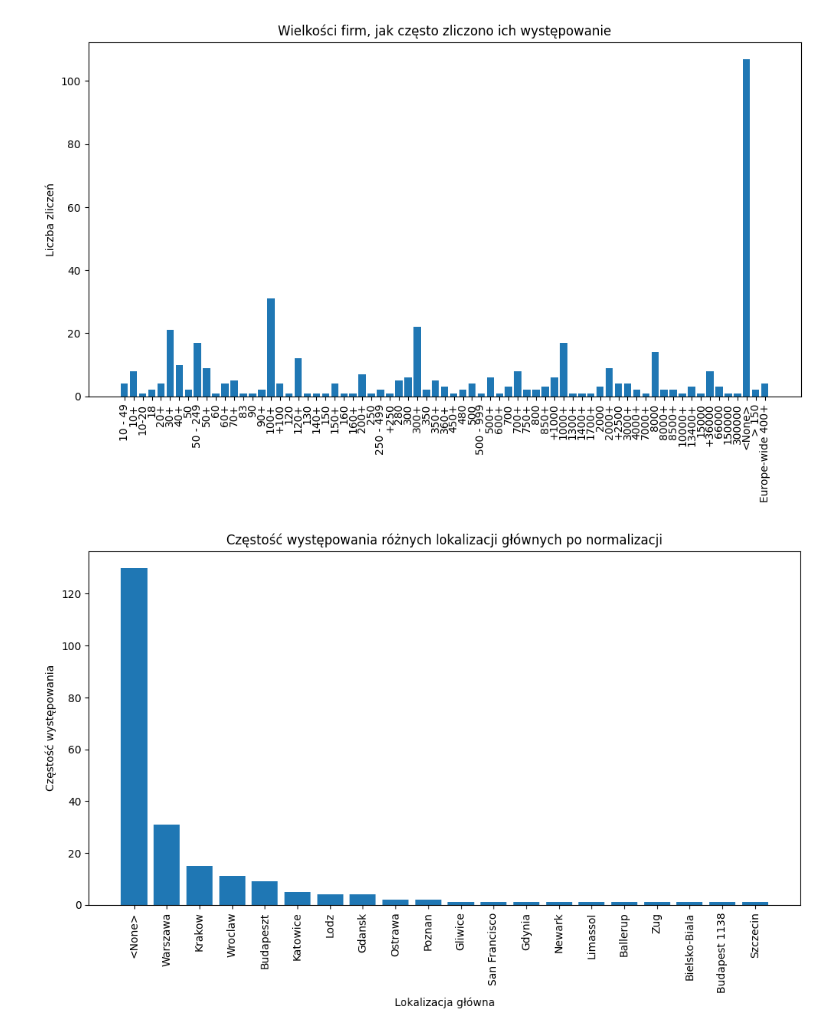
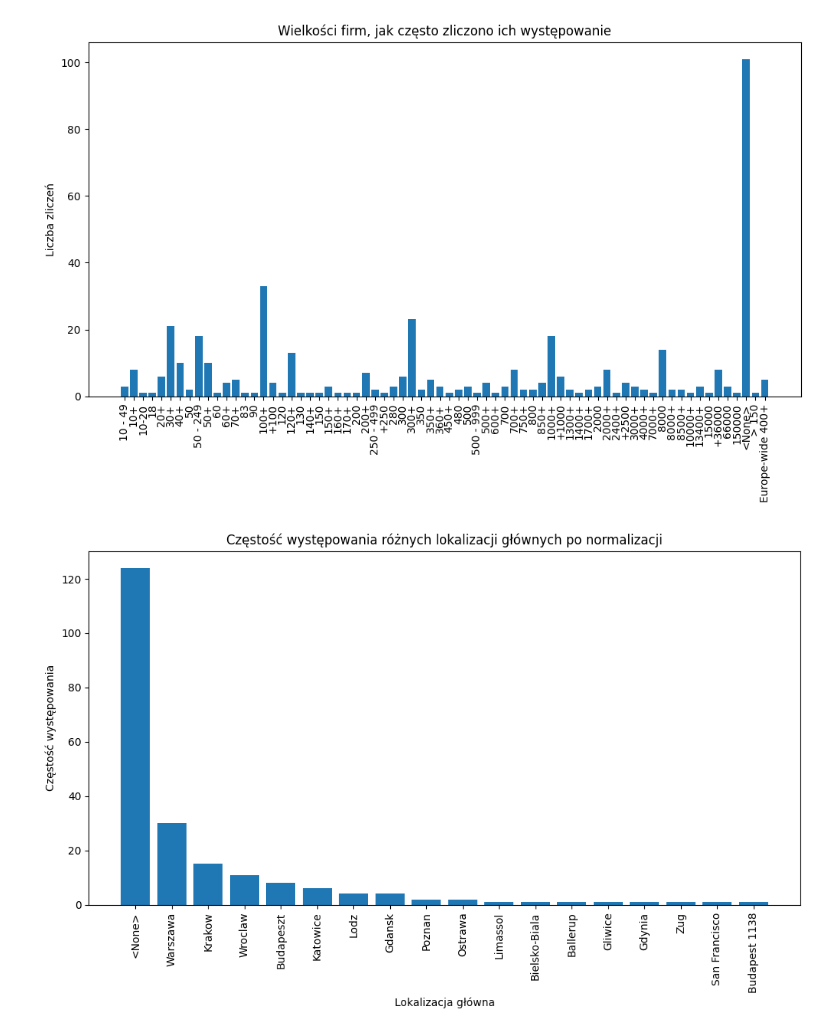
Before and after one commit to JakBiel/Job_scraper, a Jupyter notebook: lab2/JupyterNotebookFolder/jpdata/JupiterFileKuba.ipynb, the cells around one changed output. Cells and saved outputs as stored; diff of their text form; code cells hidden in the pictures.

```diff
--- a/lab2/JupyterNotebookFolder/jpdata/JupiterFileKuba.ipynb
+++ b/lab2/JupyterNotebookFolder/jpdata/JupiterFileKuba.ipynb
@@ -836,7 +836,7 @@ def natural_keys(text):
 def string_only_size_ctr(df):
     counter = Counter()
 
-    for loc in df['company_info_company_size']:
+    for loc in df['company_size']:
         if isinstance(loc, str):  # Tylko jeśli wartość to łańcuch znaków
             counter[loc] += 1
 
@@ -854,7 +854,7 @@ def string_only_size_ctr(df):
 # Wywołanie zmodyfikowanej funkcji
 string_only_size_ctr(df)
 # %% [output]
-[figure, old version]
+[figure, new version]
 # %%
 import pandas as pd
 from collections import Counter
@@ -911,35 +911,35 @@ def process_locations(counter):
             continue
 
         polish_name = get_polish_name(loc)
         if polish_name:
             formatted_polish_name = format_location(polish_name)
             processed_counter[formatted_polish_name] += count
         else:
             formatted_loc = format_location(loc)
             processed_counter[formatted_loc] += count
 
     return processed_counter
 
 # Modyfikacja pierwszego kodu
 # Załóżmy, że df to DataFrame z Twoimi danymi
 first_occurrences = df.drop_duplicates(subset='company')
-location_counts = first_occurrences['company_info_main_location'].value_counts()
+location_counts = first_occurrences['company_head_office_place'].value_counts()
 
 # Przetworzenie danych
 counter = Counter(location_counts.to_dict())
 processed_counter = process_locations(counter)
 
 # Sortowanie i tworzenie wykresu
 sorted_data = dict(sorted(processed_counter.items(), key=lambda x: x[1], reverse=True))
 plt.figure(figsize=(12, 6))
 plt.bar(sorted_data.keys(), sorted_data.values())
 plt.xticks(rotation=90)
 plt.ylabel('Częstość występowania')
 plt.xlabel('Lokalizacja główna')
 plt.title('Częstość występowania różnych lokalizacji głównych po normalizacji')
 plt.show()
 # %% [output]
-[figure, old version]
+[figure, new version]
 # %%
 import pandas as pd
 from datetime import timedelta
```
Also changed, not shown: parts of 19 cells of this notebook, 4 other files.
